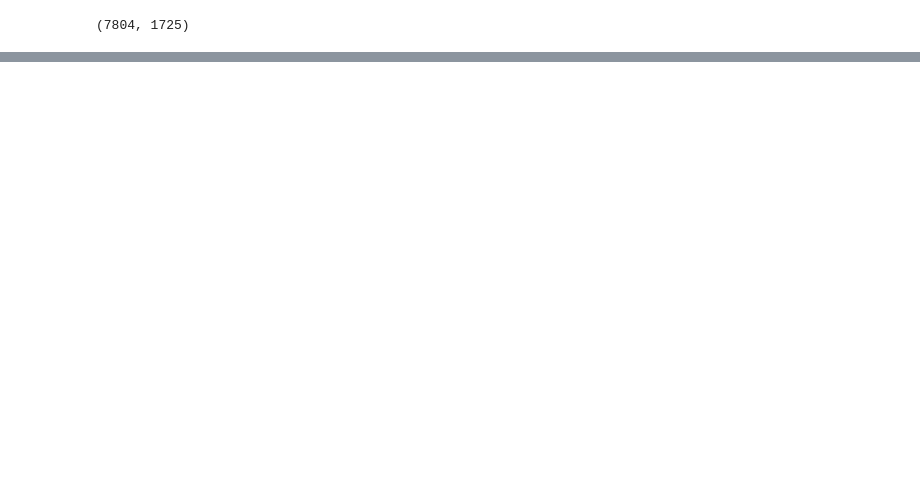
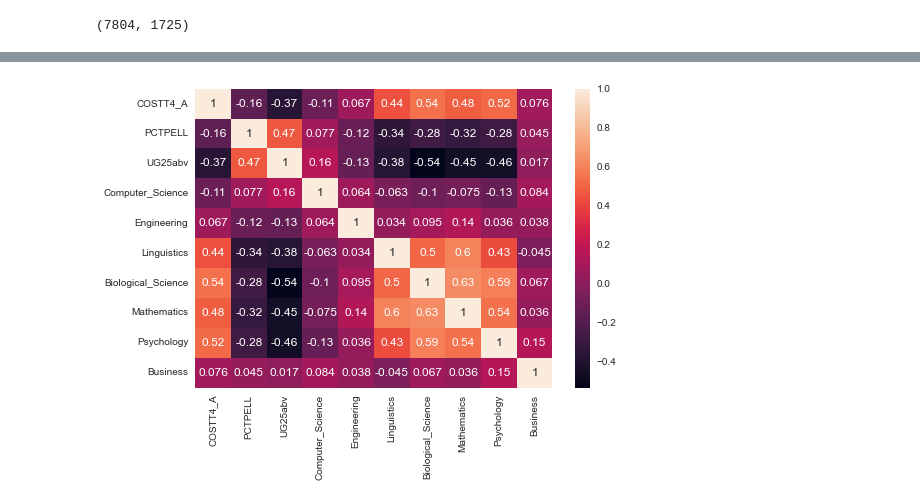
Before and after one commit to acastrillonv/Trabajo-1-TAE, a Jupyter notebook: TrabajoTAE.ipynb, the cells around one changed output, grey strips where cells are left out. Cells and saved outputs as stored; diff of their text form; code cells hidden in the pictures; blank space fills up the shorter version.

```diff
--- a/TrabajoTAE.ipynb
+++ b/TrabajoTAE.ipynb
@@ -116,0 +92,7 @@ institution.describe()
+# %%
+# copy the data
+norm_college = college.copy()
+
+# apply normalization techniques
+column = 'COSTT4_A'
+norm_college[column] = MinMaxScaler().fit_transform(np.array(norm_college[column]).reshape(-1,1))
@@ -116,0 +112,6 @@ institution.describe()
+# %%
+CollcorrMatrix = norm_college.corr()
+sb.heatmap(CollcorrMatrix, annot=True)
+plt.show()
+# %% [output]
+[figure, added]
```
Also changed, not shown: parts of 25 cells of this notebook.
